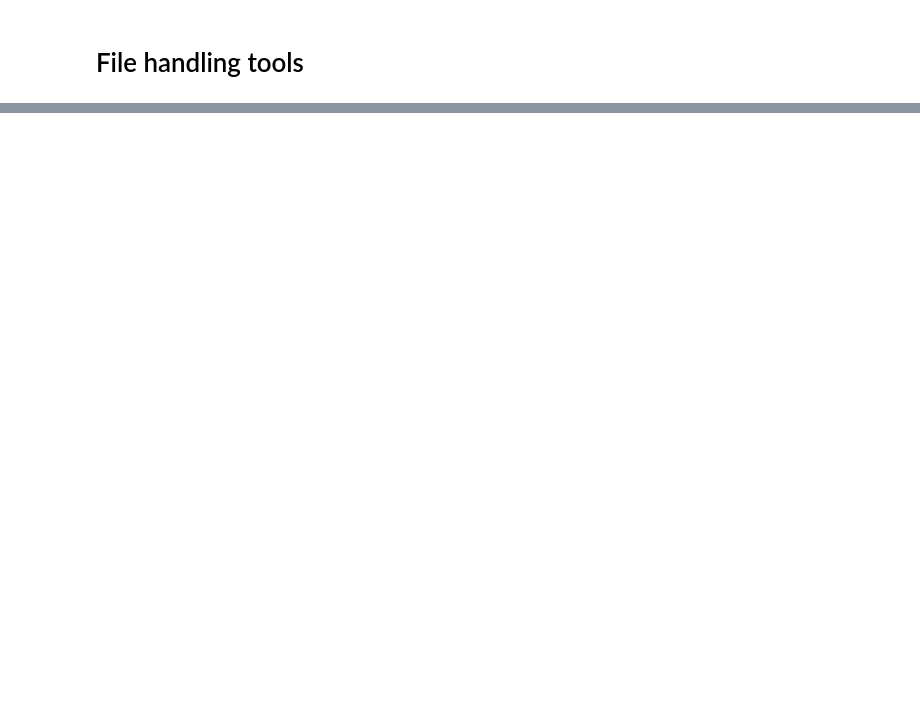
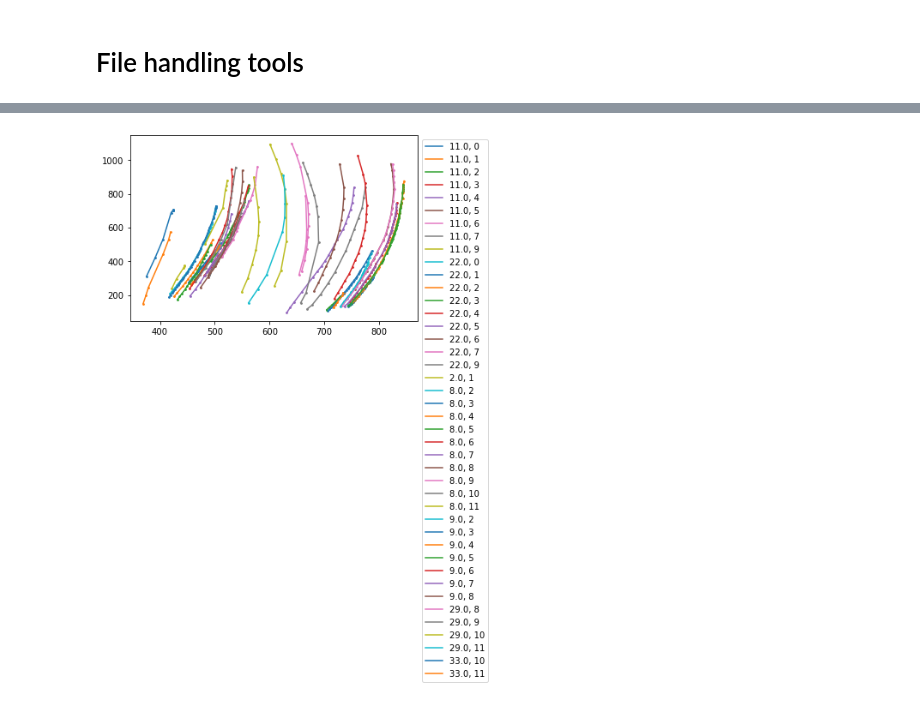
Before and after one commit to usnistgov/shearCellTensiometry, a Jupyter notebook: ipynb/fileHandling.ipynb, the cells around one changed output, grey strips where cells are left out. Cells and saved outputs as stored; diff of their text form; code cells hidden in the pictures; blank space fills up the shorter version.

```diff
--- a/ipynb/fileHandling.ipynb
+++ b/ipynb/fileHandling.ipynb
@@ -238,0 +221,4 @@ SyntaxError: invalid syntax
+# %%
+vi0.summarizeDroplets(diag=1)
+# %% [output]
+[figure, added]
```
Also changed, not shown: parts of 62 cells of this notebook, 7 other files.
